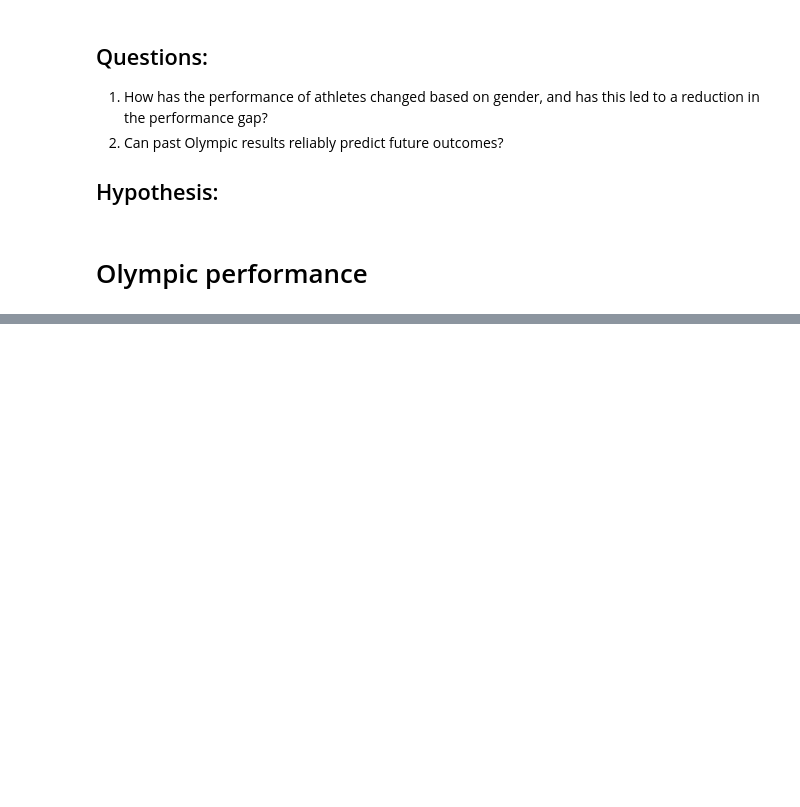
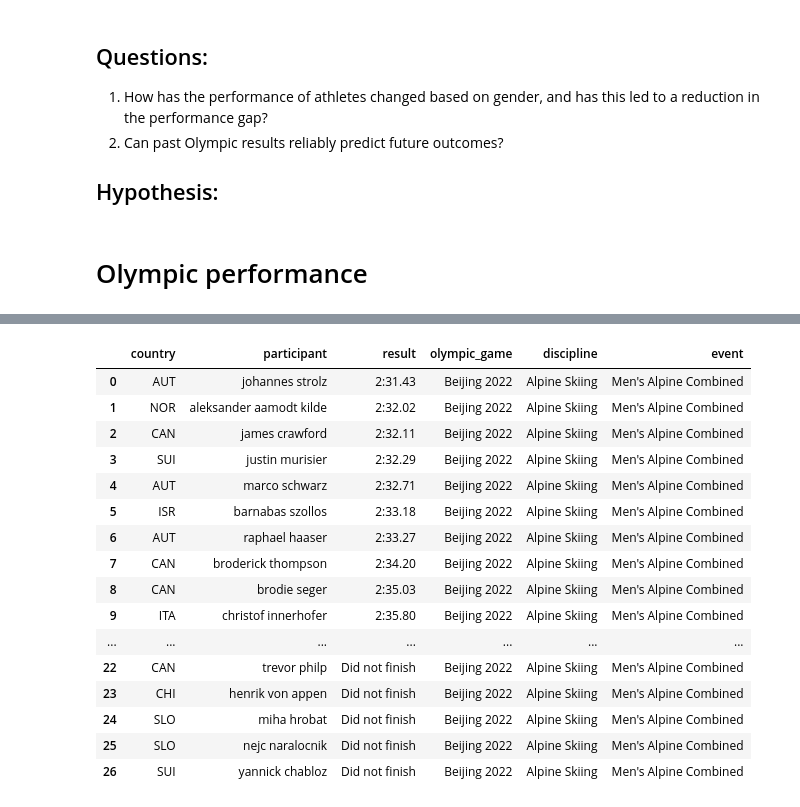
Before and after one commit to amar9929/Project-branches, a Jupyter notebook: Olympic_Project.ipynb, the cells around one changed output, grey strips where cells are left out. Drawn from its saved outputs; the diff is of its cells as text; code cells hidden in the pictures; blank space fills up the shorter version.

Commit message:
Update Olympic_Project.ipynb
Riana Solution

```diff
--- a/Olympic_Project.ipynb
+++ b/Olympic_Project.ipynb
@@ -45,0 +82,8 @@ button_go.click()
+# %%
+driver = webdriver.Chrome()
+driver.get('https://olympics.com/en/olympic-games/beijing-2022/results/alpine-skiing')
+time.sleep(5)
+cookies_button = driver.find_element('css selector','#onetrust-accept-btn-handler')
+cookies_button.click()
+time.sleep(5)
+list(map(data_grabe,url_list[:3]))
@@ -45,0 +120,3 @@ button_go.click()
+# %%
+# 1. Connect (sucessfully) with the website - requests
+soup= BeautifulSoup(driver.page_source)
@@ -45,0 +143,49 @@ button_go.click()
+# %%
+def getting_result(soup):
+    table = soup.find('div',attrs={'data-cy':'table-content'})
+    rows = table.find_all('div',attrs={'data-row-id':True})
+    countries = []
+    participant=[]
+    results=[]
+
+    for row in rows:
+        try:
+            countries.append(row.find('span',attrs={'class':'styles__CountryName-sc-1r5phm6-1 eQULfE'}).text)
+        except:
+            countries.append(None)
+        try:
+            participant.append(row.find('h3',attrs={'data-cy':'athlete-name'}).text)
+        except:
+            participant.append(None)
+        try:
+            results.append(row.find('span',attrs={'data-cy':'result-info-content'}).text)
+        except:
+            results.append(None)
+    data1=pd.DataFrame({'country':countries,'participant':participant,'result':results})
+    olympicg= soup.find('button',attrs={'data-cy':'game-select'}).text
+    data1['olympic_game']=olympicg
+    discipline=soup.find('button',attrs={'data-cy':'discipline-select'}).text
+    data1['discipline']=discipline
+    event=soup.find('button',attrs={'data-cy':'event-select'}).text
+    data1['event']=event
+    return data1
+# %%
+getting_result(soup)
+# %% [output]
+|  | country | participant | result | olympic_game | discipline | event |
+| 0 | AUT | johannes strolz | 2:31.43 | Beijing 2022 | Alpine Skiing | Men's Alpine Combined |
+| 1 | NOR | aleksander aamodt kilde | 2:32.02 | Beijing 2022 | Alpine Skiing | Men's Alpine Combined |
+| 2 | CAN | james crawford | 2:32.11 | Beijing 2022 | Alpine Skiing | Men's Alpine Combined |
+| 3 | SUI | justin murisier | 2:32.29 | Beijing 2022 | Alpine Skiing | Men's Alpine Combined |
+| 4 | AUT | marco schwarz | 2:32.71 | Beijing 2022 | Alpine Skiing | Men's Alpine Combined |
+| 5 | ISR | barnabas szollos | 2:33.18 | Beijing 2022 | Alpine Skiing | Men's Alpine Combined |
+| 6 | AUT | raphael haaser | 2:33.27 | Beijing 2022 | Alpine Skiing | Men's Alpine Combined |
+| 7 | CAN | broderick thompson | 2:34.20 | Beijing 2022 | Alpine Skiing | Men's Alpine Combined |
+| 8 | CAN | brodie seger | 2:35.03 | Beijing 2022 | Alpine Skiing | Men's Alpine Combined |
+| 9 | ITA | christof innerhofer | 2:35.80 | Beijing 2022 | Alpine Skiing | Men's Alpine Combined |
+| ... | ... | ... | ... | ... | ... | ... |
+| 22 | CAN | trevor philp | Did not finish | Beijing 2022 | Alpine Skiing | Men's Alpine Combined |
+| 23 | CHI | henrik von appen | Did not finish | Beijing 2022 | Alpine Skiing | Men's Alpine Combined |
+| 24 | SLO | miha hrobat | Did not finish | Beijing 2022 | Alpine Skiing | Men's Alpine Combined |
+| 25 | SLO | nejc naralocnik | Did not finish | Beijing 2022 | Alpine Skiing | Men's Alpine Combined |
+| 26 | SUI | yannick chabloz | Did not finish | Beijing 2022 | Alpine Skiing | Men's Alpine Combined |
```
Also changed, not shown: parts of 11 cells of this notebook.
